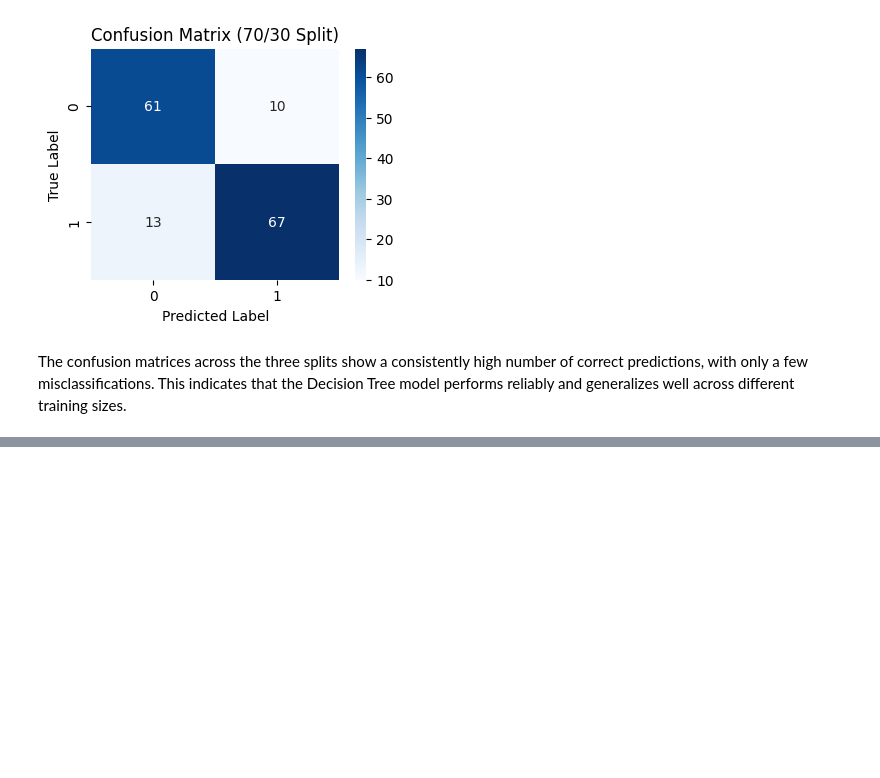
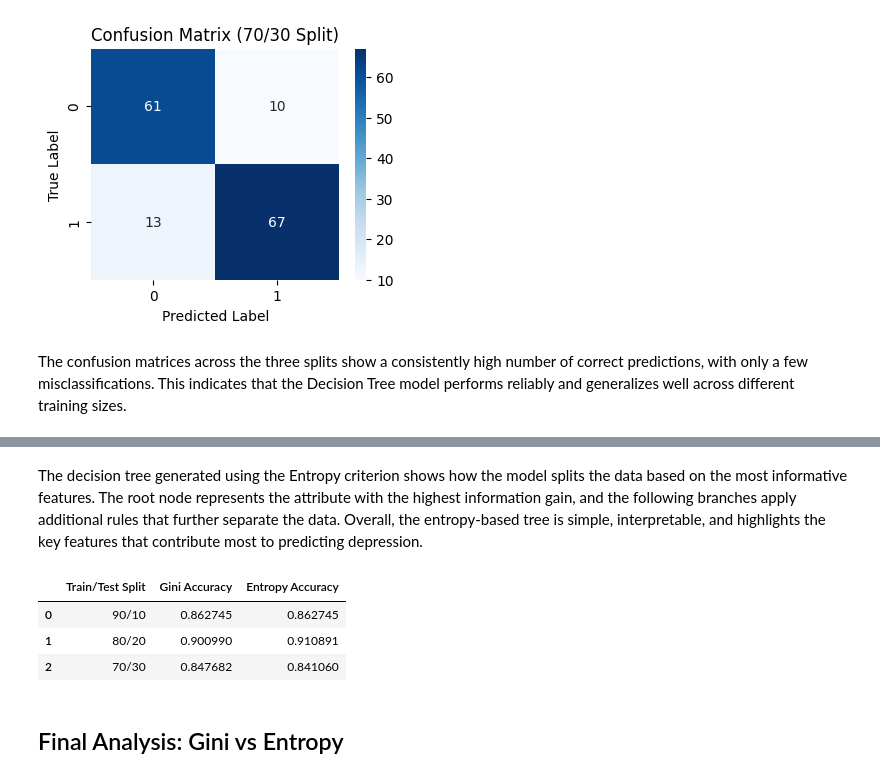
Before and after one commit to Shatha-1/IT326-Project, a Jupyter notebook: Phase3.ipynb, the cells around one changed output, grey strips where cells are left out. Drawn from its saved outputs; the diff is of its cells as text; code cells hidden in the pictures; blank space fills up the shorter version.

```diff
--- a/Phase3.ipynb
+++ b/Phase3.ipynb
@@ -119,0 +206,17 @@ The confusion matrices across the three splits show a consistently high number o
+# %% [markdown]
+The decision tree generated using the Entropy criterion shows how the model splits the data based on the most informative features. The root node represents the attribute with the highest information gain, and the following branches apply additional rules that further separate the data. Overall, the entropy-based tree is simple, interpretable, and highlights the key features that contribute most to predicting depression.
+# %%
+comparison_df = pd.DataFrame({
+    "Train/Test Split": results_df["Train/Test Split"],
+    "Gini Accuracy": results_df["Accuracy"],
+    "Entropy Accuracy": entropy_results_df["Accuracy"],
+})
+
+comparison_df
+# %% [output]
+|  | Train/Test Split | Gini Accuracy | Entropy Accuracy |
+| 0 | 90/10 | 0.862745 | 0.862745 |
+| 1 | 80/20 | 0.900990 | 0.910891 |
+| 2 | 70/30 | 0.847682 | 0.841060 |
+# %% [markdown]
+## Final Analysis: Gini vs Entropy
```
Also changed, not shown: parts of 7 cells of this notebook.
